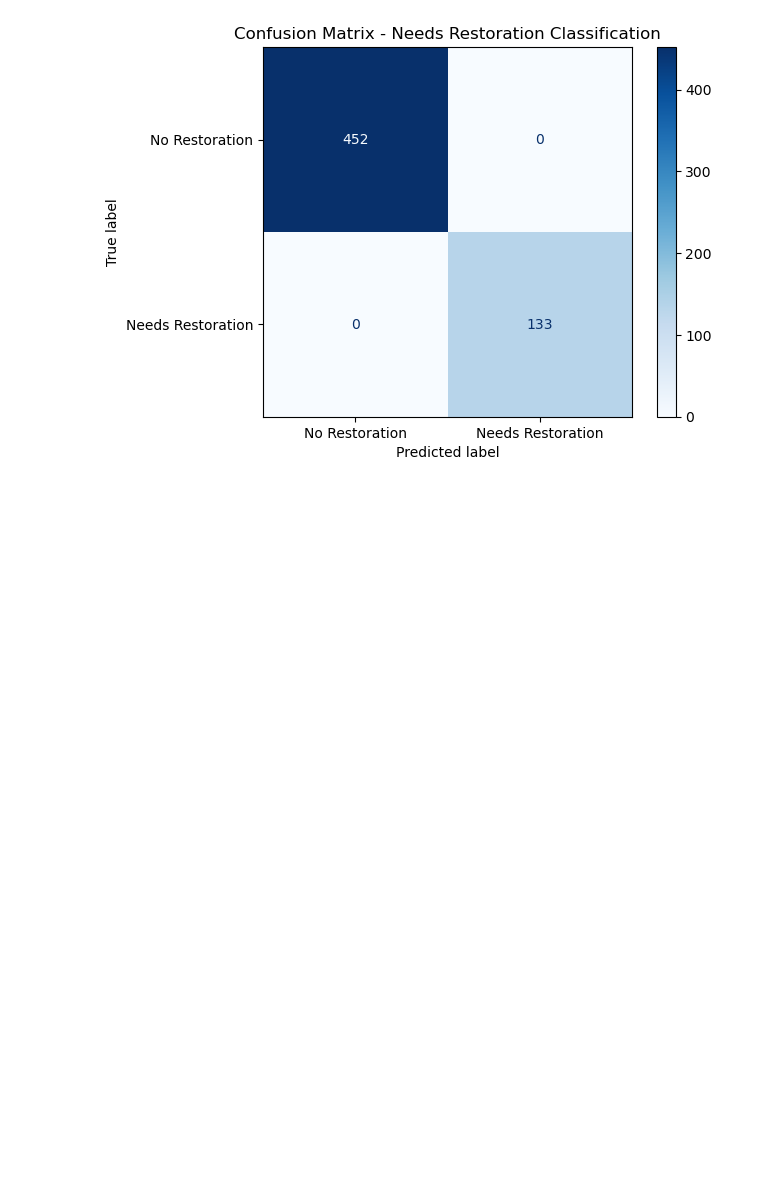
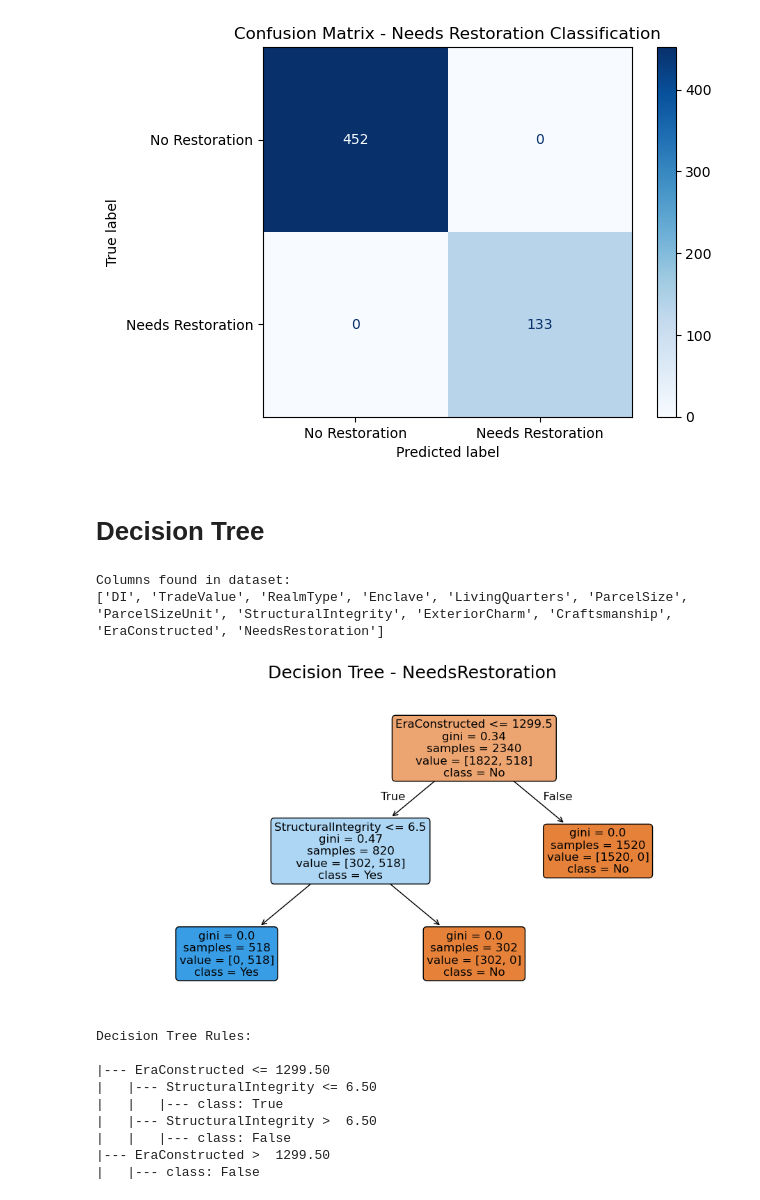
Before and after one commit to PatBaruch/DDD, a Jupyter notebook: it3.ipynb, the cells around one changed output. Saved outputs shown, nothing was run; the diff lists cells and outputs as text; code cells hidden in the pictures; blank space fills up the shorter version.

```diff
--- a/it3.ipynb
+++ b/it3.ipynb
@@ -363,3 +363,65 @@ plt.title("Confusion Matrix - Needs Restoration Classification")
 plt.show()
 # %% [output]
 [figure]
+# %% [markdown]
+<h1>Decision Tree</h1>
+# %%
+import pandas as pd
+from sklearn.tree import DecisionTreeClassifier, export_text, plot_tree
+import matplotlib.pyplot as plt
+
+
+# Load the dataset
+df = pd.read_csv("cleaned/restoration_ready_data.csv")
+df.columns = df.columns.str.strip()
+print("Columns found in dataset:")
+print(df.columns.tolist())
+
+#Check if the 'NeedsRestoration' column exists in the DF
+if "NeedsRestoration" not in df.columns:
+    raise ValueError("'NeedsRestoration' column not found in dataset.")
+
+
+# X removes the target variable and y is the target variable
+X = df.drop("NeedsRestoration", axis=1)
+y = df["NeedsRestoration"]
+X = pd.get_dummies(X)
+
+# Use the Discrete Decision Tree Classifier
+clf = DecisionTreeClassifier(max_depth=4, random_state=42)
+clf.fit(X, y)
+
+
+#plot the decision tree with some basic rules
+plt.figure(figsize=(10, 6))
+plot_tree(
+    clf,
+    feature_names=X.columns,
+    class_names=["No", "Yes"],
+    filled=True,
+    rounded=True,
+    fontsize=12,
+    precision=2
+)
+plt.title("Decision Tree - NeedsRestoration", fontsize=18, pad=20)
+plt.tight_layout(pad=4.0)
+plt.savefig("decision_tree_visualization_clear.png")
+plt.show()
+
+#export the decision tree as an image
+print("Decision Tree Rules:\n")
+tree_rules = export_text(clf, feature_names=list(X.columns))
+print(tree_rules)
+# %% [output]
+Columns found in dataset:
+['DI', 'TradeValue', 'RealmType', 'Enclave', 'LivingQuarters', 'ParcelSize', 'ParcelSizeUnit', 'StructuralIntegrity', 'ExteriorCharm', 'Craftsmanship', 'EraConstructed', 'NeedsRestoration']
+[figure, added]
+Decision Tree Rules:
+
+|--- EraConstructed <= 1299.50
+|   |--- StructuralIntegrity <= 6.50
+|   |   |--- class: True
+|   |--- StructuralIntegrity >  6.50
+|   |   |--- class: False
+|--- EraConstructed >  1299.50
+|   |--- class: False
```
Also changed, not shown: parts of 1 cell of this notebook, 2 other files.
